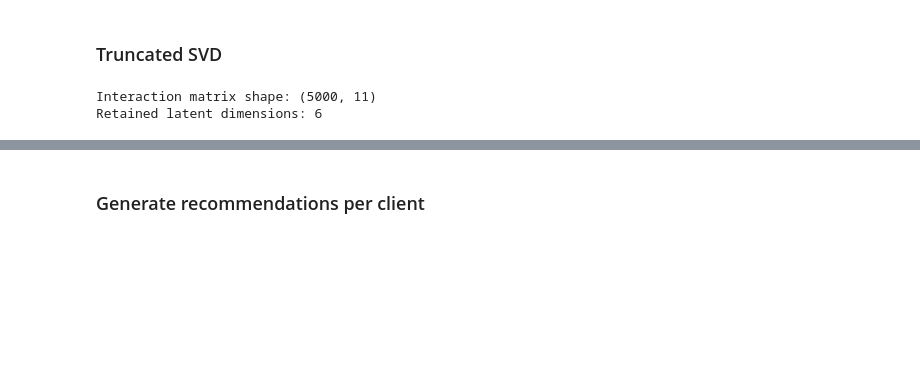
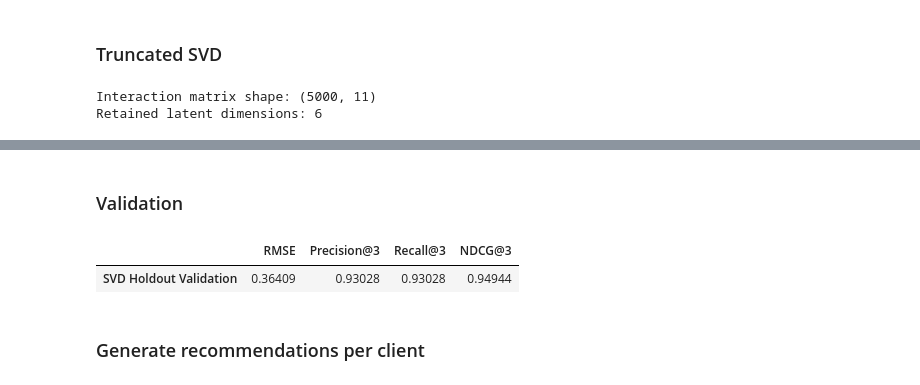
Before and after one commit to JoeChen322/Fintech, a Jupyter notebook: recommend-system.ipynb, the cells around one changed output, grey strips where cells are left out. Cells and saved outputs as stored; diff of their text form; code cells hidden in the pictures; blank space fills up the shorter version.

Commit message:
feat: add validation for recommend system

```diff
--- a/recommend-system.ipynb
+++ b/recommend-system.ipynb
@@ -351,3 +439,24 @@ svd_recommendations.head()
+# %% [markdown]
+### Validation
+# %%
+# Holdout validation for Truncated SVD
+svd_val = TruncatedSVD(n_components=n_components, random_state=42)
+latent_users_val = svd_val.fit_transform(interaction_train.values)
+latent_items_val = svd_val.components_
+svd_val_scores = pd.DataFrame(
+    np.dot(latent_users_val, latent_items_val),
+    index=interaction_train.index,
+    columns=interaction_train.columns,
+)
+svd_val_scores = apply_business_rules(svd_val_scores, all_clients, product_meta)
+
+svd_metrics = evaluate_recommender(
+    svd_val_scores, interaction_matrix, holdout_pairs, k=3
+)
+pd.DataFrame([svd_metrics], index=["SVD Holdout Validation"])
+# %% [output]
+|  | RMSE | Precision@3 | Recall@3 | NDCG@3 |
+| SVD Holdout Validation | 0.36409 | 0.93028 | 0.93028 | 0.94944 |
 # %% [markdown]
 ### Generate recommendations per client
 # %%
```
Also changed, not shown: parts of 16 cells of this notebook, 5 other files.
